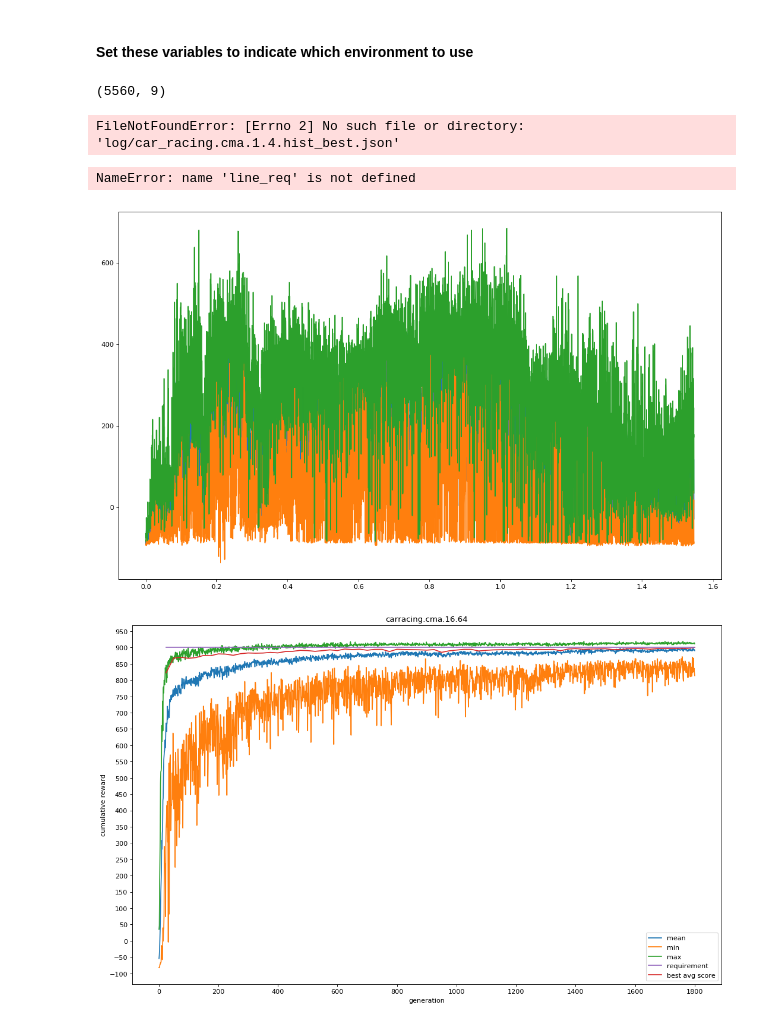
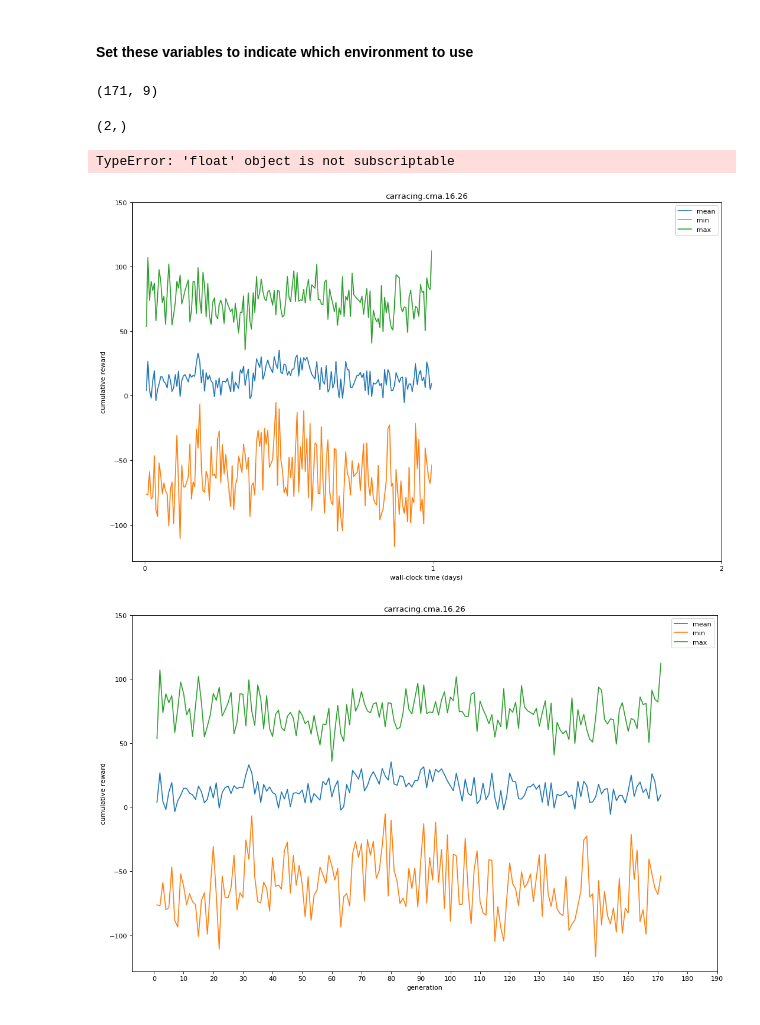
Before and after one commit to rbnprdy/WorldModelsKeras, a Jupyter notebook: plot_training_progress.ipynb, the cells around one changed output. Drawn from its saved outputs; the diff is of its cells as text; code cells hidden in the pictures.

```diff
--- a/plot_training_progress.ipynb
+++ b/plot_training_progress.ipynb
@@ -12,9 +12,9 @@ import matplotlib.pyplot as plt
 # %%
 env_name = 'carracing'
 optimizer = 'cma'
-num_rollouts = 1 # number of rollouts that are averaged over an episode
-popsize = 4
-base_path = os.path.join(['environments/', env_name, 'log'])
+num_rollouts = 16 # number of rollouts that are averaged over an episode
+popsize = 26
+base_path = os.path.join('environments', env_name, 'log')
 # %%
 file_base = env_name+'.'+optimizer+'.'+str(num_rollouts)+'.'+str(popsize)
 filename = os.path.join(base_path, file_base + '.hist.json')
@@ -23,11 +23,11 @@ with open(filename, 'r') as f:
 data = np.array(raw_data)
 print(data.shape)
 # %% [output]
-(5560, 9)
+(171, 9)
 # %%
 required_score = 900.0
 file_base = env_name+'.'+optimizer+'.'+str(num_rollouts)+'.'+str(popsize)
-filename = os.path.join(base_path, file_base + '.best.json')
+filename = os.path.join('environments', 'carracing', 'checkpoints', 'controller', file_base + '.best.json')
 with open(filename, 'r') as f:
     raw_data = json.load(f)
 raw_best_data = np.array(raw_data)
@@ -37,39 +37,39 @@ for bdata in raw_best_data:
     best_data.append([float(bdata[0]), float(bdata[1]), float(bdata[5]), float(bdata[9]), required_score])
 best_data = np.array(best_data)
 # %% [output]
-FileNotFoundError: [Errno 2] No such file or directory: 'log/car_racing.cma.1.4.hist_best.json'
+(2,)
+TypeError: 'float' object is not subscriptable
 # %%
 fig=plt.figure(figsize=(16, 10), dpi= 80, facecolor='w', edgecolor='k')
 line_mean, = plt.plot(data[:, 1]/(60*24*60), data[:, 2])
 line_min, = plt.plot(data[:, 1]/(60*24*60), data[:, 3])
 line_max, = plt.plot(data[:, 1]/(60*24*60), data[:, 4])
 # line_best, = plt.plot(best_data[:, 1]/(60*24*60), best_data[:, 2])
-line_req, = plt.plot(best_data[:, 1]/(60*24*60), best_data[:, 4])
-plt.legend([line_mean, line_min, line_max, line_req], ['mean', 'min', 'max', 'requirement'])
+# line_req, = plt.plot(best_data[:, 1]/(60*24*60), best_data[:, 4])
+plt.legend([line_mean, line_min, line_max], ['mean', 'min', 'max'])
 plt.xlabel('wall-clock time (days)')
 plt.xticks(np.arange(0, 3, 1))
 plt.ylabel('cumulative reward')
-plt.yticks(np.arange(-100, 1000, 50))
+plt.yticks(np.arange(-100, 200, 50))
 plt.title(file_base)
 plt.savefig(file_base+".wall.svg")
 plt.show()
 # %% [output]
-NameError: name 'line_req' is not defined
-[figure, old version]
+[figure, new version]
 # %%
 fig=plt.figure(figsize=(16, 10), dpi= 80, facecolor='w', edgecolor='k')
 line_mean, = plt.plot(data[:, 0], data[:, 2])
 line_min, = plt.plot(data[:, 0], data[:, 3])
 line_max, = plt.plot(data[:, 0], data[:, 4])
-line_best, = plt.plot(best_data[:, 0], best_data[:, 2])
-line_req, = plt.plot(best_data[:, 0], best_data[:, 4])
-plt.legend([line_mean, line_min, line_max, line_req, line_best], ['mean', 'min', 'max', 'requirement', 'best avg score'])
+# line_best, = plt.plot(best_data[:, 0], best_data[:, 2])
+# line_req, = plt.plot(best_data[:, 0], best_data[:, 4])
+plt.legend([line_mean, line_min, line_max], ['mean', 'min', 'max'])
 plt.xlabel('generation')
-plt.xticks(np.arange(0, 2000, 200))
+plt.xticks(np.arange(0, 200, 10))
 plt.ylabel('cumulative reward')
-plt.yticks(np.arange(-100, 1000, 50))
+plt.yticks(np.arange(-100, 200, 50))
 plt.title(file_base)
 plt.savefig(file_base+".svg")
 plt.show()
 # %% [output]
-[figure, old version]
+[figure, new version]
```
Also changed, not shown: 2 other files.
